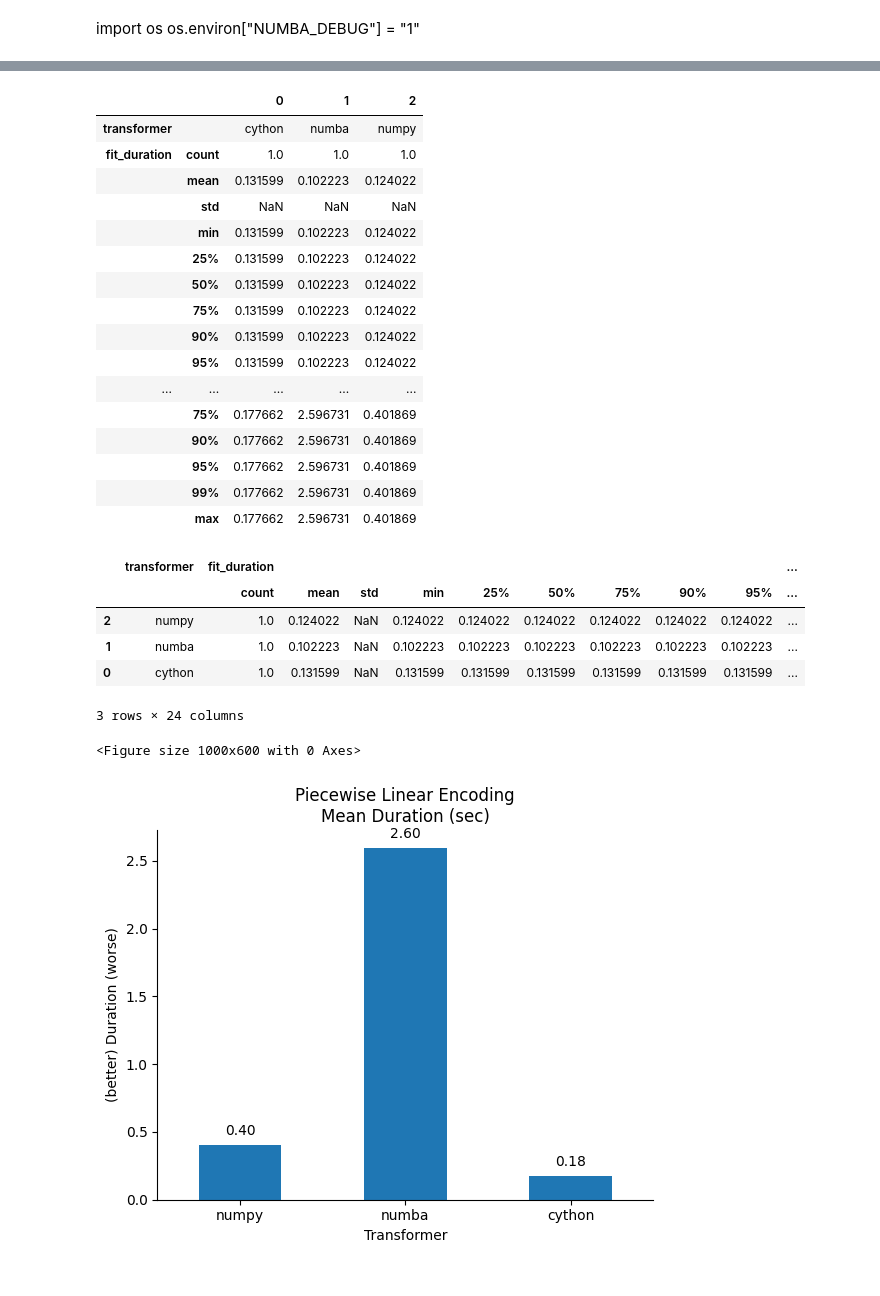
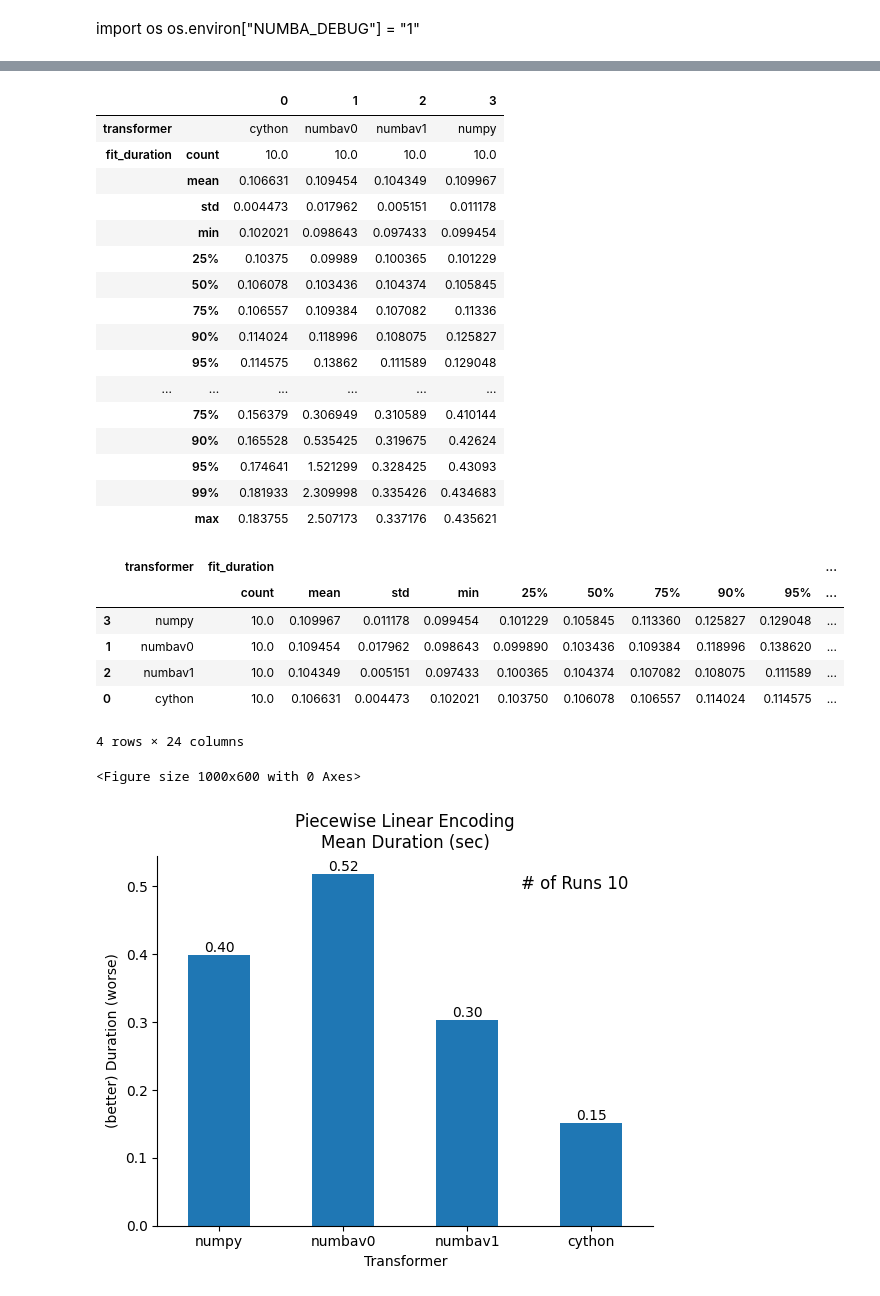
Before and after one commit to jimthompson5802/fast-python, a Jupyter notebook: ple/ple_benchmark.ipynb, the cells around one changed output, grey strips where cells are left out. Drawn from its saved outputs; the diff is of its cells as text; code cells hidden in the pictures.

```diff
--- a/ple/ple_benchmark.ipynb
+++ b/ple/ple_benchmark.ipynb
@@ -8,7 +8,7 @@ import matplotlib.pyplot as plt
 
 from sklearn.datasets import make_regression
 # %%
-NUM_RUNS = 1
+NUM_RUNS = 10
 NUM_FEATURES = 100
 NUM_BINS = 45
 NUM_SAMPLES = 10_000 #10_000
@@ -101,14 +101,17 @@ Wall time: 9.78 µs
 # %%
 # setup test scenarios
 test_scenarios = [
-    ("numpy", MyTransformerNP),
-    ("numba", MyTransformerNumba),
-    ("cython", MyTransformerCython)
+    ("numpy", PiecewiseLinearEncoderNP),
+    ("numbav0", PiecewiseLinearEncoderNumba),
+    ("numbav1", PiecewiseLinearEncoderNumba),
+    ("cython", PiecewiseLinearEncoderCython)
 ]
 # %%
 %%time
 # run test scenarios
-for _ in range(NUM_RUNS):
+for i in range(NUM_RUNS):
+    if i % 10 == 0:
+        print(f"run {i}")
     for scenario in test_scenarios:
         test_results.append(test_transformer(scenario[1], scenario[0], df_data))
 # %% [output]
@@ -122,26 +126,26 @@ df_results.reset_index(inplace=True)
 df_results.rename(columns={'index': 'transformer'}, inplace=True)
 df_results.T
 # %% [output]
-|  |  | 0 | 1 | 2 |
-| transformer |  | cython | numba | numpy |
-| fit_duration | count | 1.0 | 1.0 | 1.0 |
-|  | mean | 0.131599 | 0.102223 | 0.124022 |
-|  | std | NaN | NaN | NaN |
-|  | min | 0.131599 | 0.102223 | 0.124022 |
-|  | 25% | 0.131599 | 0.102223 | 0.124022 |
-|  | 50% | 0.131599 | 0.102223 | 0.124022 |
-|  | 75% | 0.131599 | 0.102223 | 0.124022 |
-|  | 90% | 0.131599 | 0.102223 | 0.124022 |
-|  | 95% | 0.131599 | 0.102223 | 0.124022 |
-| ... | ... | ... | ... | ... |
-|  | 75% | 0.177662 | 2.596731 | 0.401869 |
-|  | 90% | 0.177662 | 2.596731 | 0.401869 |
-|  | 95% | 0.177662 | 2.596731 | 0.401869 |
-|  | 99% | 0.177662 | 2.596731 | 0.401869 |
-|  | max | 0.177662 | 2.596731 | 0.401869 |
+|  |  | 0 | 1 | 2 | 3 |
+| transformer |  | cython | numbav0 | numbav1 | numpy |
+| fit_duration | count | 10.0 | 10.0 | 10.0 | 10.0 |
+|  | mean | 0.106631 | 0.109454 | 0.104349 | 0.109967 |
+|  | std | 0.004473 | 0.017962 | 0.005151 | 0.011178 |
+|  | min | 0.102021 | 0.098643 | 0.097433 | 0.099454 |
+|  | 25% | 0.10375 | 0.09989 | 0.100365 | 0.101229 |
+|  | 50% | 0.106078 | 0.103436 | 0.104374 | 0.105845 |
+|  | 75% | 0.106557 | 0.109384 | 0.107082 | 0.11336 |
+|  | 90% | 0.114024 | 0.118996 | 0.108075 | 0.125827 |
+|  | 95% | 0.114575 | 0.13862 | 0.111589 | 0.129048 |
+| ... | ... | ... | ... | ... | ... |
+|  | 75% | 0.156379 | 0.306949 | 0.310589 | 0.410144 |
+|  | 90% | 0.165528 | 0.535425 | 0.319675 | 0.42624 |
+|  | 95% | 0.174641 | 1.521299 | 0.328425 | 0.43093 |
+|  | 99% | 0.181933 | 2.309998 | 0.335426 | 0.434683 |
+|  | max | 0.183755 | 2.507173 | 0.337176 | 0.435621 |
 # %%
 # Define the order of the categories
-order = ['numpy', 'numba', 'cython']
+order = ['numpy', 'numbav0', 'numbav1', 'cython']
 
 # Convert the 'transformer' column to a categorical type
 df_results['transformer'] = df_results['transformer'].astype('category')
@@ -154,37 +158,52 @@ df_results
 # %% [output]
 |  | transformer | fit_duration |  |  |  |  |  |  |  |  | ... |
 |  |  | count | mean | std | min | 25% | 50% | 75% | 90% | 95% | ... |
-| 2 | numpy | 1.0 | 0.124022 | NaN | 0.124022 | 0.124022 | 0.124022 | 0.124022 | 0.124022 | 0.124022 | ... |
-| 1 | numba | 1.0 | 0.102223 | NaN | 0.102223 | 0.102223 | 0.102223 | 0.102223 | 0.102223 | 0.102223 | ... |
-| 0 | cython | 1.0 | 0.131599 | NaN | 0.131599 | 0.131599 | 0.131599 | 0.131599 | 0.131599 | 0.131599 | ... |
+| 3 | numpy | 10.0 | 0.109967 | 0.011178 | 0.099454 | 0.101229 | 0.105845 | 0.113360 | 0.125827 | 0.129048 | ... |
+| 1 | numbav0 | 10.0 | 0.109454 | 0.017962 | 0.098643 | 0.099890 | 0.103436 | 0.109384 | 0.118996 | 0.138620 | ... |
+| 2 | numbav1 | 10.0 | 0.104349 | 0.005151 | 0.097433 | 0.100365 | 0.104374 | 0.107082 | 0.108075 | 0.111589 | ... |
+| 0 | cython | 10.0 | 0.106631 | 0.004473 | 0.102021 | 0.103750 | 0.106078 | 0.106557 | 0.114024 | 0.114575 | ... |
-3 rows × 24 columns
+4 rows × 24 columns
 # %%
 plt.figure(figsize=(10, 6))
 bars = df_results.plot(kind='bar', x='transformer', y=('transform_duration', 'mean'), legend=False)
 
-plt.title('Piecewise Linear Encoding\nMean Duration (sec)')
+plt.title(f'Piecewise Linear Encoding\nMean Duration (sec)')
 plt.xlabel('Transformer')
 plt.ylabel('(better) Duration (worse)')
 
 # Remove top and right lines
 bars.spines['right'].set_visible(False)
 bars.spines['top'].set_visible(False)
 
 # Print x-axis labels horizontally
 plt.xticks(rotation='horizontal')
 
 # Annotate each bar with its value
 for p in bars.patches:
     bars.annotate(format(p.get_height(), '.2f'),
                   (p.get_x() + p.get_width() / 2., p.get_height()),
                   ha = 'center', va = 'center',
-                  xytext = (0, 10),
+                  xytext = (0, 5),
                   textcoords = 'offset points')
 
+
+# Place an annotation in the upper right quadrant of the chart
+bars.annotate(
+    f"# of Runs {NUM_RUNS}",
+    xy=(0.95, 0.95),
+    xycoords='axes fraction',
+    ha='right',
+    va='top',
+    fontsize=12
+)
+
+# Save the plot as an image
+plt.savefig(f'ple_duration_runs_{NUM_RUNS}.png')
+
 plt.show()
 # %% [output]
 <Figure size 1000x600 with 0 Axes>
-[figure, old version]
+[figure, new version]
 # %%
 plt.figure(figsize=(10, 6))
 bars = df_results.plot(kind='bar', x='transformer', y='speed_up', legend=False)
```
Also changed, not shown: parts of 4 cells of this notebook.
